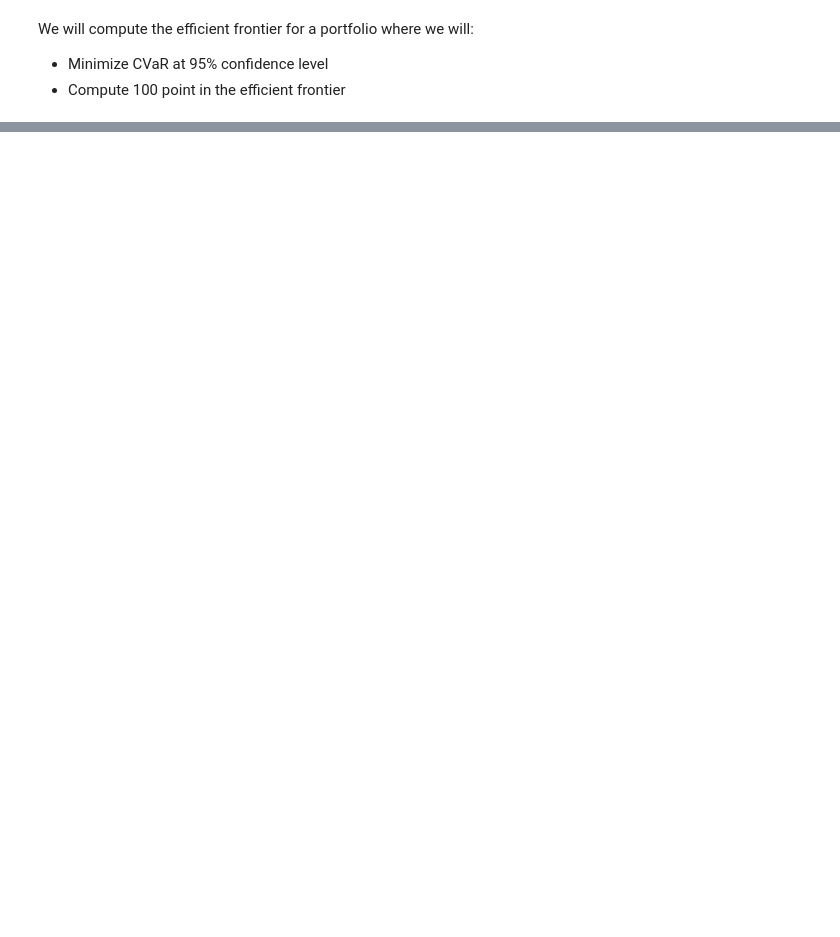
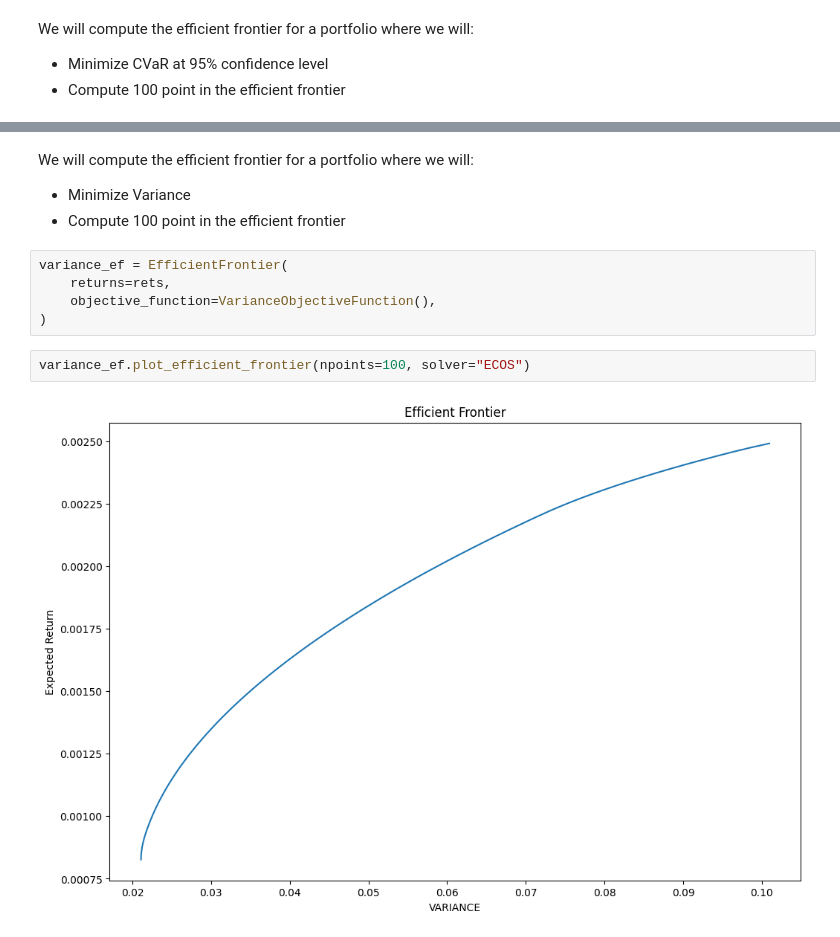
Before and after one commit to lsattolo/cvxpy-portfolio-optimizer, a Jupyter notebook: examples/efficient_frontier.ipynb, the cells around one changed output, grey strips where cells are left out. Cells and saved outputs as stored; diff of their text form; blank space fills up the shorter version.

Commit message:
feat: efficient frontier

```diff
--- a/examples/efficient_frontier.ipynb
+++ b/examples/efficient_frontier.ipynb
@@ -36,3 +37,16 @@ ef.plot_efficient_frontier(npoints=100,solver="ECOS")
 # %% [output]
 [figure]
 [figure]
+# %% [markdown]
+We will compute the efficient frontier for a portfolio where we will:
+- Minimize Variance
+- Compute 100 point in the efficient frontier
+# %%
+variance_ef = EfficientFrontier(
+    returns=rets,
+    objective_function=VarianceObjectiveFunction(),
+)
+# %%
+variance_ef.plot_efficient_frontier(npoints=100, solver="ECOS")
+# %% [output]
+[figure, added]
```
Also changed, not shown: parts of 5 cells of this notebook, 2 other files.
